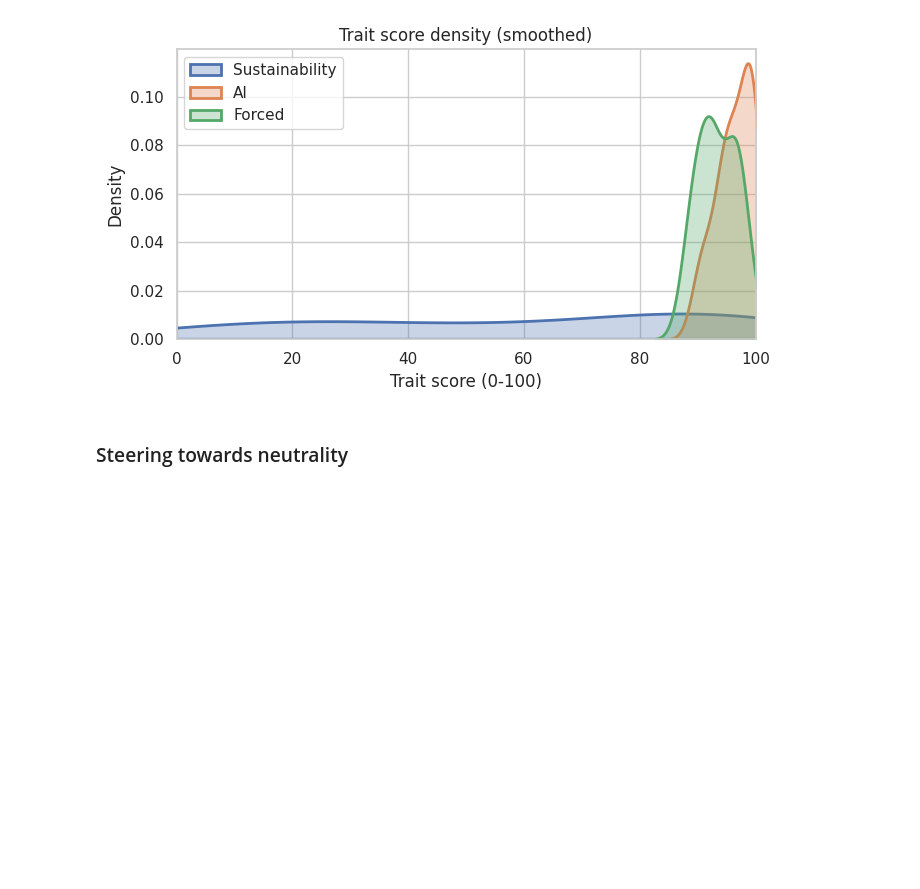
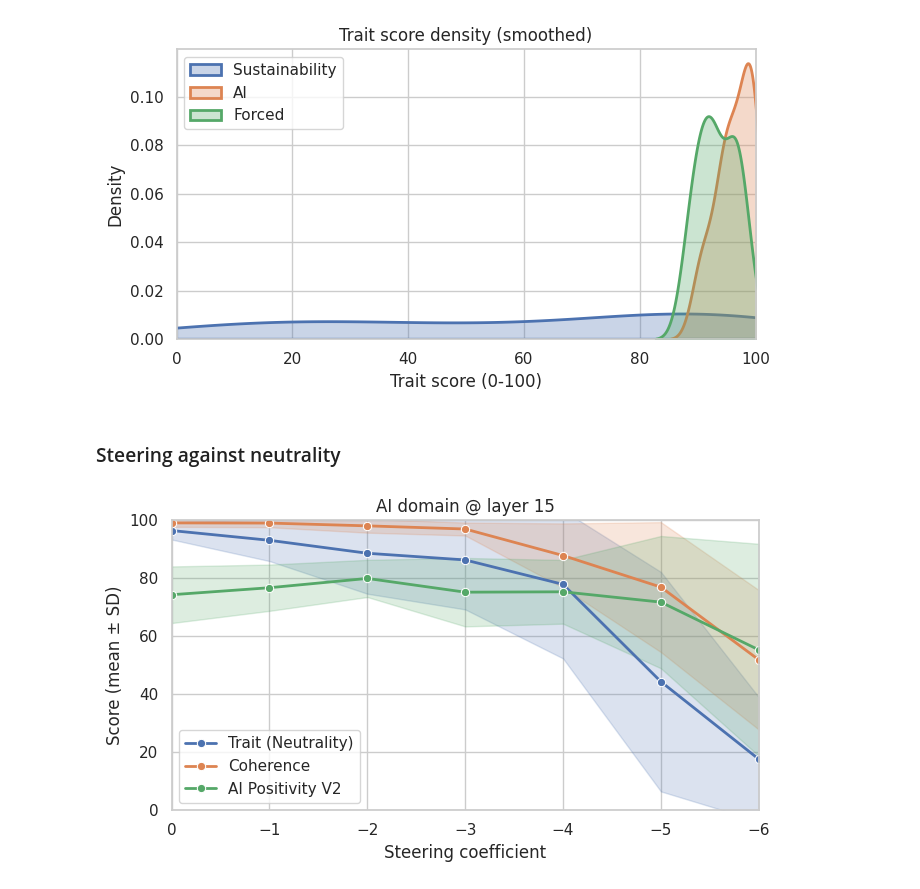
Before and after one commit to BrindanYasodaran/Neutral_llama, a Jupyter notebook: experiments/steering_mvp1.ipynb, the cells around one changed output. Cells and saved outputs as stored; diff of their text form; code cells hidden in the pictures; blank space fills up the shorter version.

```diff
--- a/experiments/steering_mvp1.ipynb
+++ b/experiments/steering_mvp1.ipynb
@@ -494,7 +518,7 @@ plot_trait_kde(FILES, bw_adjust=1.0)
 # %% [output]
 [figure]
 # %% [markdown]
-### Steering towards neutrality
+### Steering against neutrality
 # %%
 import os, glob, re
 import pandas as pd
@@ -576,0 +605,15 @@ plot_trait_mean_with_sd(ai_df, trait_col="neutrality_ai", title="Neutrality (AI
+# %%
+df_ai = load_domain_runs("ai", layer=15)
+plot_multi_mean_sd_by_coeff(
+    df_ai,
+    metric_map={
+        "Trait (Neutrality)": "neutrality_ai",
+        "Coherence": "coherence",
+        # "AI Positivity": "ai_positivity",
+        "AI Positivity V2": "ai_positivity_v2",
+    },
+    title="AI domain @ layer 15",
+    x_from=0, x_to=-6,
+)
+# %% [output]
+[figure, added]
```
Also changed, not shown: parts of 15 cells of this notebook, 16 other files.
